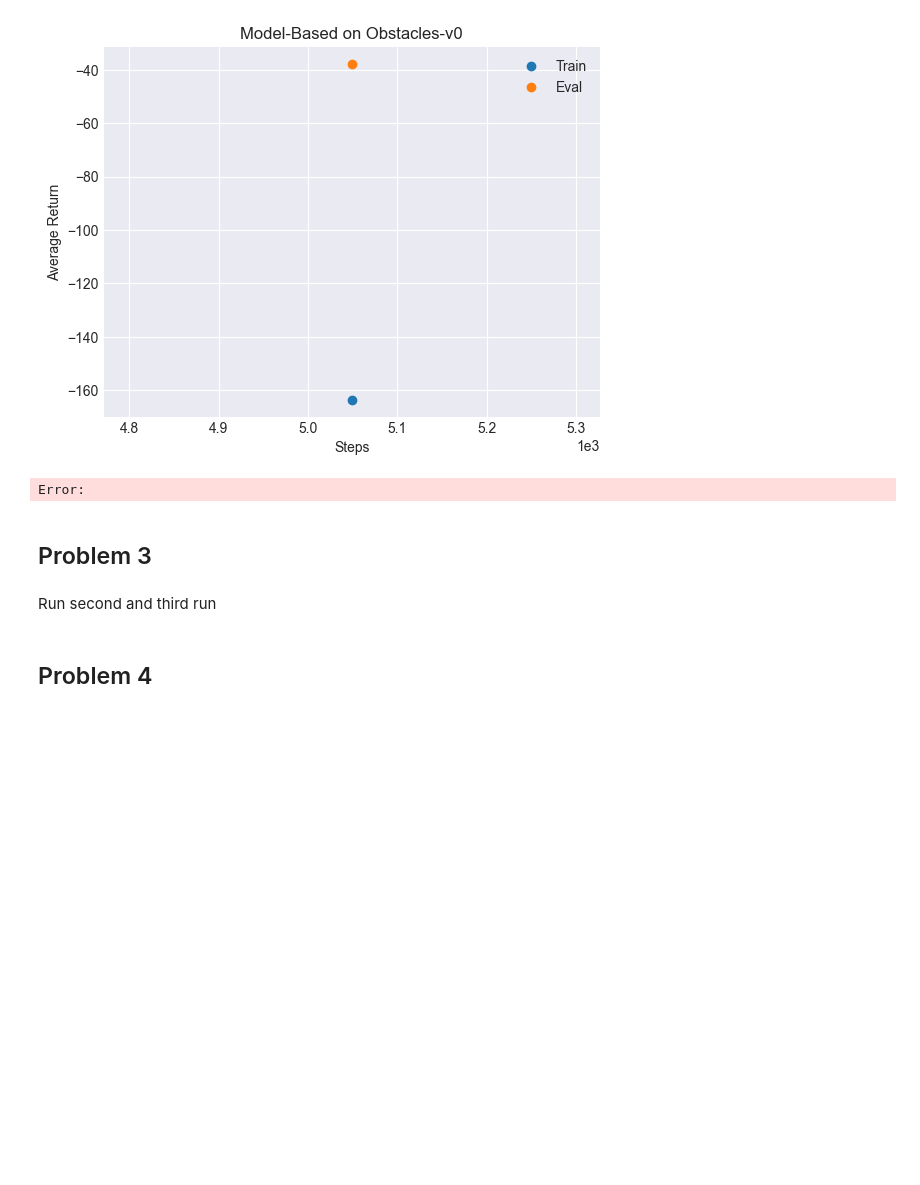
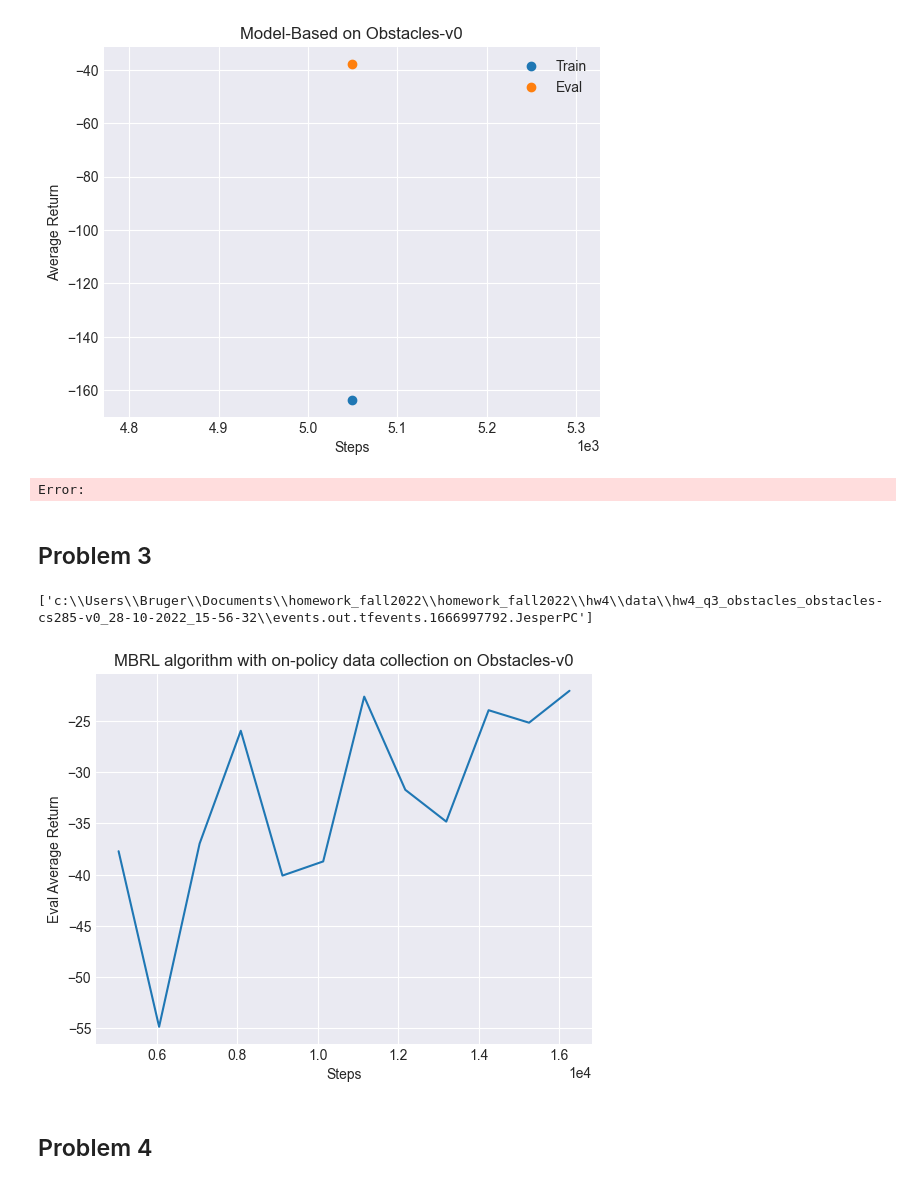
Before and after one commit to jesperhauch/homework_fall2022, a Jupyter notebook: hw4/report/plotting file.ipynb, the cells around one changed output. Drawn from its saved outputs; the diff is of its cells as text; code cells hidden in the pictures; blank space fills up the shorter version.

```diff
--- a/hw4/report/plotting file.ipynb
+++ b/hw4/report/plotting file.ipynb
@@ -44,7 +44,27 @@ plt.savefig("report/question2.jpg", dpi=600)
 Error:
 # %% [markdown]
 ## Problem 3
-# %% [markdown]
-Run second and third run
+# %%
+root = os.path.join(os.getcwd(), "data")
+files = [os.path.join(path, name) for path, subdirs, files in os.walk(root) for name in files if ("q3" in path and "events" in name)]
+# %%
+files
+# %% [output]
+['c:\\Users\\Bruger\\Documents\\homework_fall2022\\homework_fall2022\\hw4\\data\\hw4_q3_obstacles_obstacles-cs285-v0_28-10-2022_15-56-32\\events.out.tfevents.1666997792.JesperPC']
+# %%
+plt.ticklabel_format(axis="x", style="sci", scilimits=(0,0))
+p3_obstacles = get_from_logfile(files[0], ["Train_EnvstepsSoFar", "Eval_AverageReturn"])
+p3_obstacles['Train_EnvstepsSoFar'] = p3_obstacles['Train_EnvstepsSoFar']-1
+p3_obstacles.set_index("Train_EnvstepsSoFar", inplace=True)
+p3_obstacles.columns = ["Eval"]
+
+
+plt.plot(p3_obstacles)
+plt.ylabel("Eval Average Return")
+plt.xlabel("Steps")
+plt.title("MBRL algorithm with on-policy data collection on Obstacles-v0");
+plt.savefig("report/question3_1.jpg", dpi=600)
+# %% [output]
+[figure, added]
 # %% [markdown]
 ## Problem 4
```
Also changed, not shown: parts of 1 cell of this notebook, 23 other files.
